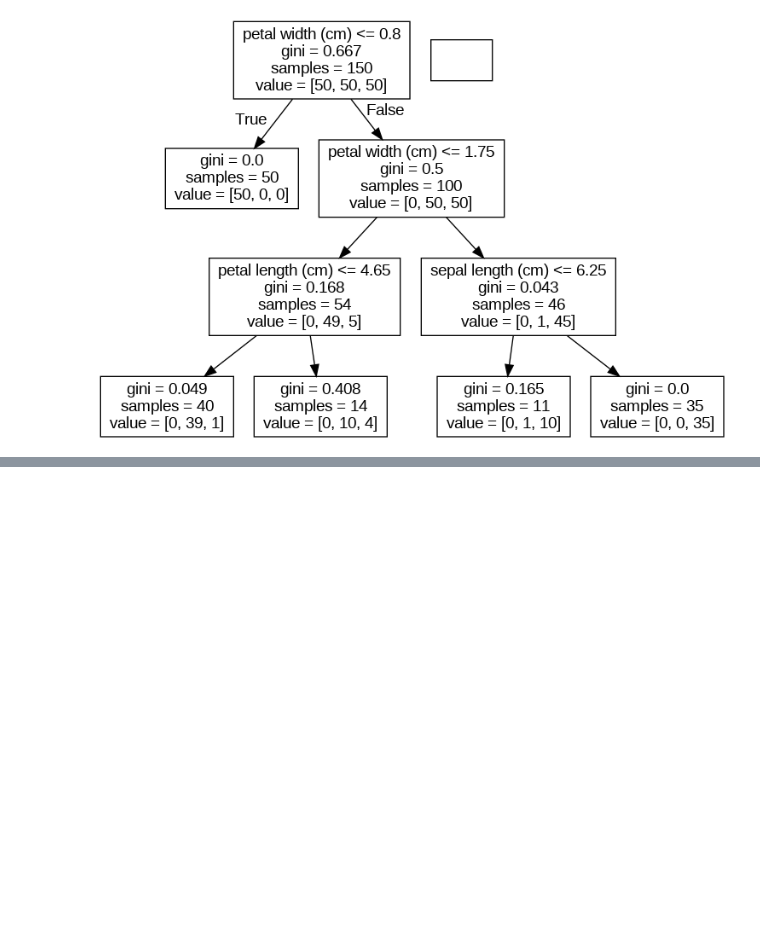
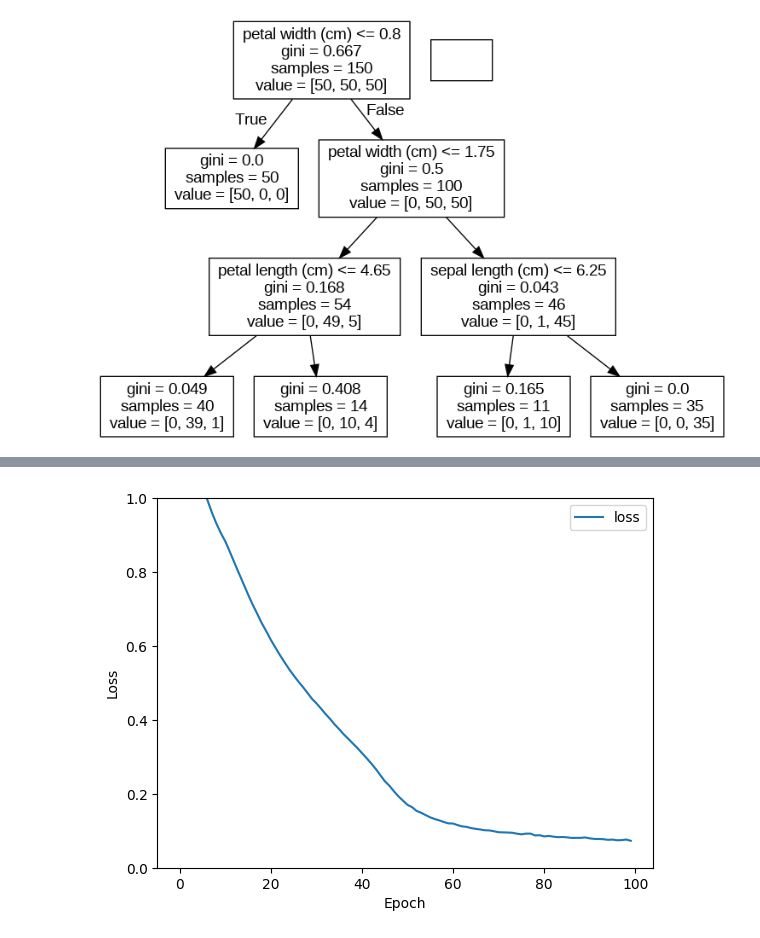
Before and after one commit to jazeenajazeem/AI-Avengers, a Jupyter notebook: introduction_to_intelligent_systems_team_project.ipynb, the cells around one changed output, grey strips where cells are left out. Saved outputs shown, nothing was run; the diff lists cells and outputs as text; code cells hidden in the pictures; blank space fills up the shorter version.

```diff
--- a/introduction_to_intelligent_systems_team_project.ipynb
+++ b/introduction_to_intelligent_systems_team_project.ipynb
@@ -295,0 +442,8 @@ Requirement already satisfied: pyparsing>=2.0.1 in /usr/local/lib/python3.10/dis
+# %%
+plt.plot(history.history['loss'], label='loss')
+plt.xlabel('Epoch')
+plt.ylabel('Loss')
+plt.ylim([0.0, 1])
+plt.legend(loc='upper right');
+# %% [output]
+[figure, added]
```
Also changed, not shown: parts of 27 cells of this notebook.
